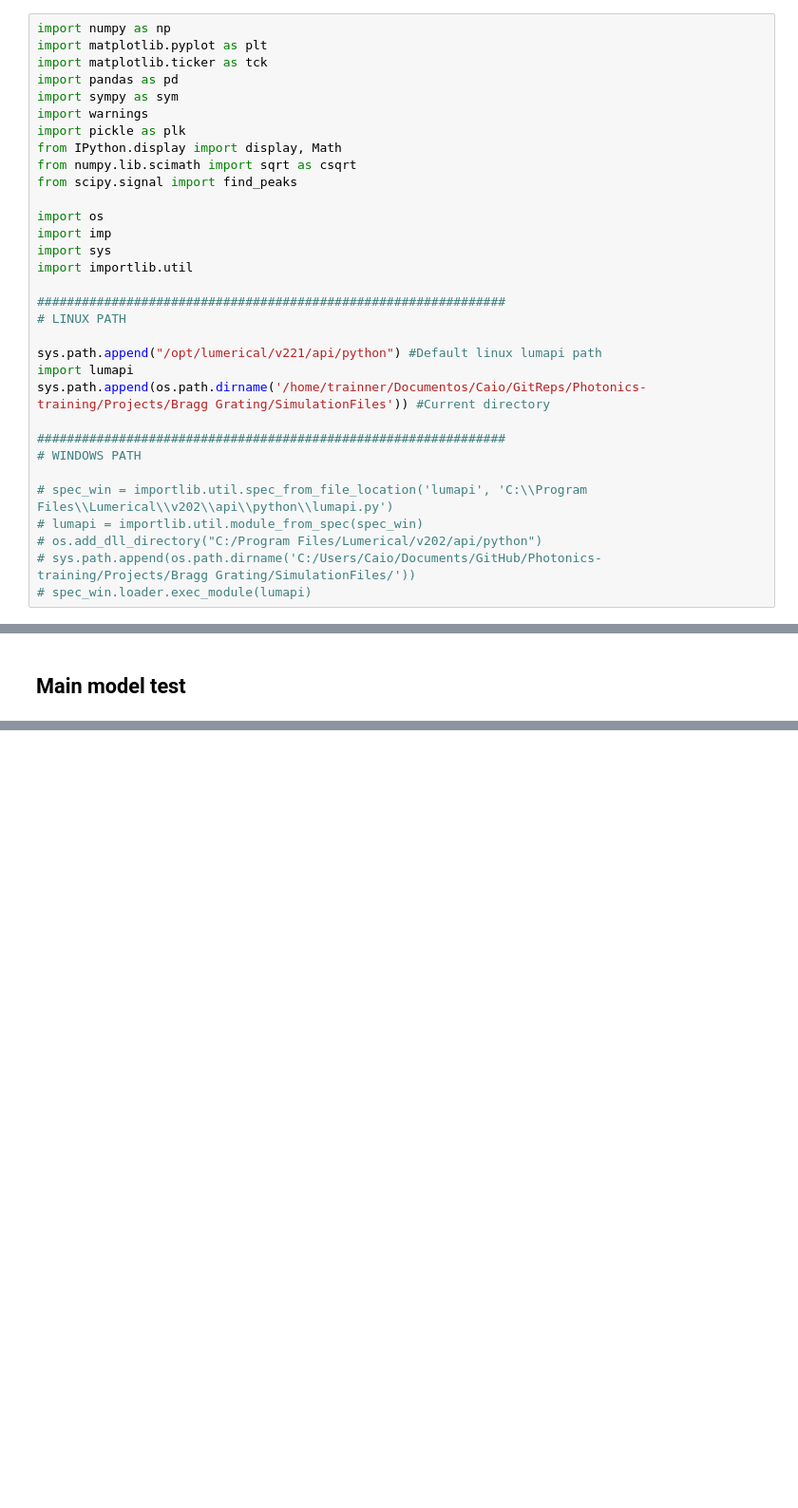
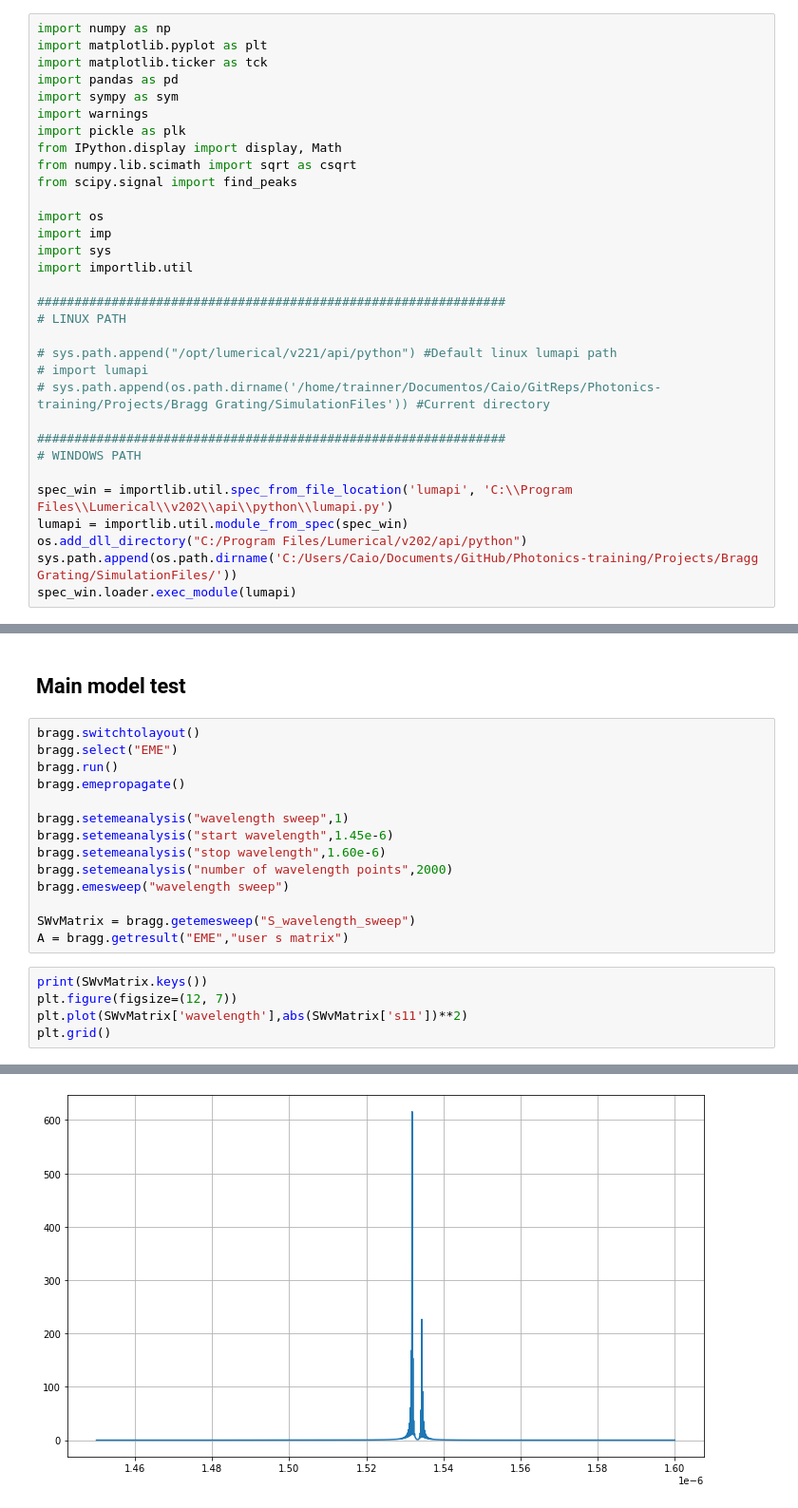
Before and after one commit to CaioRodrigues200/Photonics-training, a Jupyter notebook: Projects/Bragg Grating/SimulationFiles/GratingAssembly.ipynb, the cells around one changed output, grey strips where cells are left out. Shown at 95% size. Drawn from its saved outputs; the diff is of its cells as text; blank space fills up the shorter version.

```diff
--- a/Projects/Bragg Grating/SimulationFiles/GratingAssembly.ipynb
+++ b/Projects/Bragg Grating/SimulationFiles/GratingAssembly.ipynb
@@ -18,18 +18,18 @@ import importlib.util
 ###############################################################
 # LINUX PATH
 
-sys.path.append("/opt/lumerical/v221/api/python") #Default linux lumapi path
-import lumapi
-sys.path.append(os.path.dirname('/home/trainner/Documentos/Caio/GitReps/Photonics-training/Projects/Bragg Grating/SimulationFiles')) #Current directory
+# sys.path.append("/opt/lumerical/v221/api/python") #Default linux lumapi path
+# import lumapi
+# sys.path.append(os.path.dirname('/home/trainner/Documentos/Caio/GitReps/Photonics-training/Projects/Bragg Grating/SimulationFiles')) #Current directory
 
 ###############################################################
 # WINDOWS PATH
 
-# spec_win = importlib.util.spec_from_file_location('lumapi', 'C:\\Program Files\\Lumerical\\v202\\api\\python\\lumapi.py')
-# lumapi = importlib.util.module_from_spec(spec_win)
-# os.add_dll_directory("C:/Program Files/Lumerical/v202/api/python")
-# sys.path.append(os.path.dirname('C:/Users/Caio/Documents/GitHub/Photonics-training/Projects/Bragg Grating/SimulationFiles/'))
-# spec_win.loader.exec_module(lumapi)
+spec_win = importlib.util.spec_from_file_location('lumapi', 'C:\\Program Files\\Lumerical\\v202\\api\\python\\lumapi.py')
+lumapi = importlib.util.module_from_spec(spec_win)
+os.add_dll_directory("C:/Program Files/Lumerical/v202/api/python")
+sys.path.append(os.path.dirname('C:/Users/Caio/Documents/GitHub/Photonics-training/Projects/Bragg Grating/SimulationFiles/'))
+spec_win.loader.exec_module(lumapi)
 # %%
 bragg = lumapi.MODE(filename='BRAGGProjectEME.lms',hide=False)
 # %% [markdown]
@@ -122,2 +166,22 @@ bragg.set({"start cell group":3, "end cell group":3, "periods":VpNum,
 # %% [markdown]
 ## Main model test
+# %%
+bragg.switchtolayout()
+bragg.select("EME")
+bragg.run()
+bragg.emepropagate()
+
+bragg.setemeanalysis("wavelength sweep",1)
+bragg.setemeanalysis("start wavelength",1.45e-6)
+bragg.setemeanalysis("stop wavelength",1.60e-6)
+bragg.setemeanalysis("number of wavelength points",2000)
+bragg.emesweep("wavelength sweep")
+
+SWvMatrix = bragg.getemesweep("S_wavelength_sweep")
+A = bragg.getresult("EME","user s matrix")
+# %%
+print(SWvMatrix.keys())
+plt.figure(figsize=(12, 7))
+plt.plot(SWvMatrix['wavelength'],abs(SWvMatrix['s11'])**2)
+plt.grid()
+# %% [output]
@@ -123,0 +189 @@ bragg.set({"start cell group":3, "end cell group":3, "periods":VpNum,
+[figure, added]
```
Also changed, not shown: parts of 5 cells of this notebook, 7 other files.
